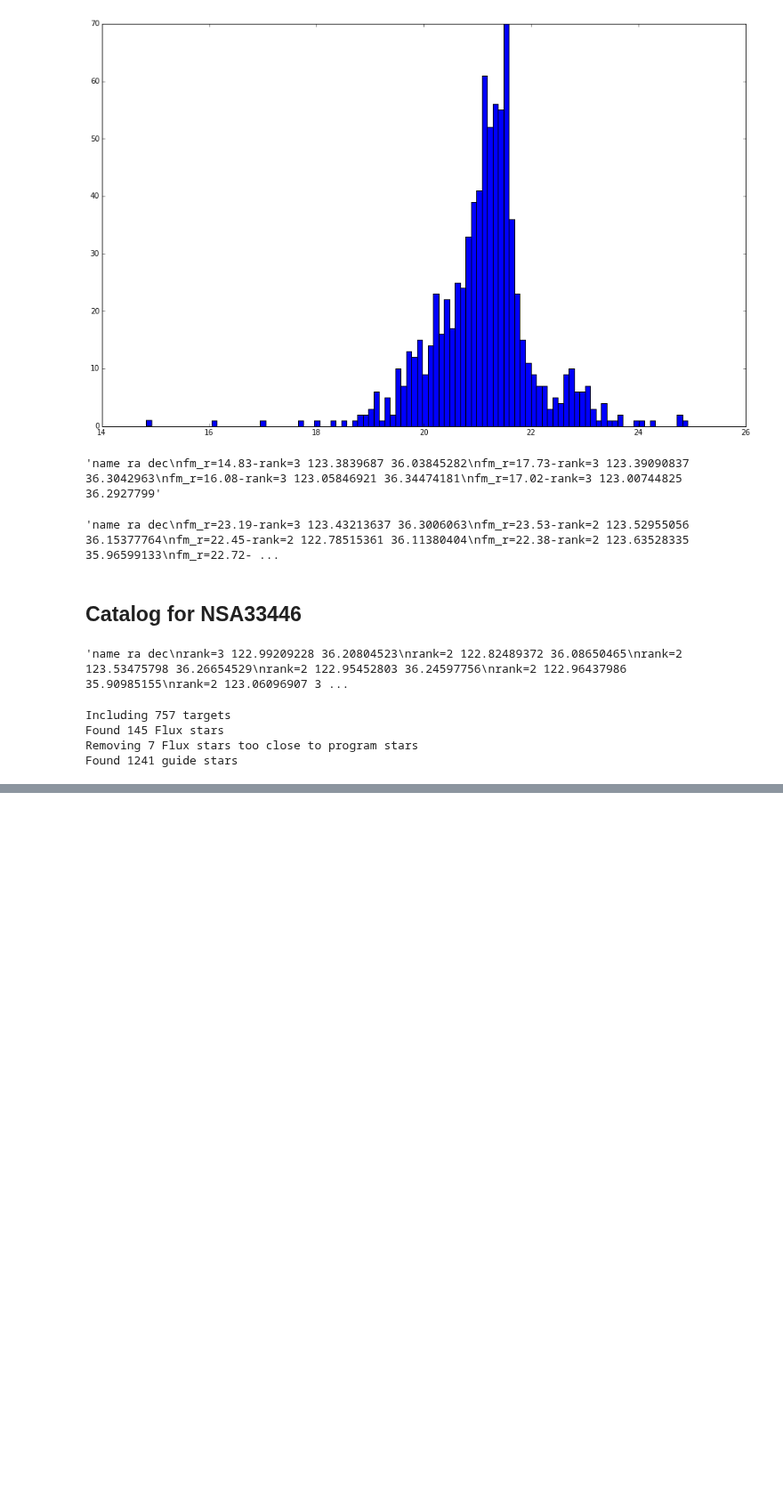
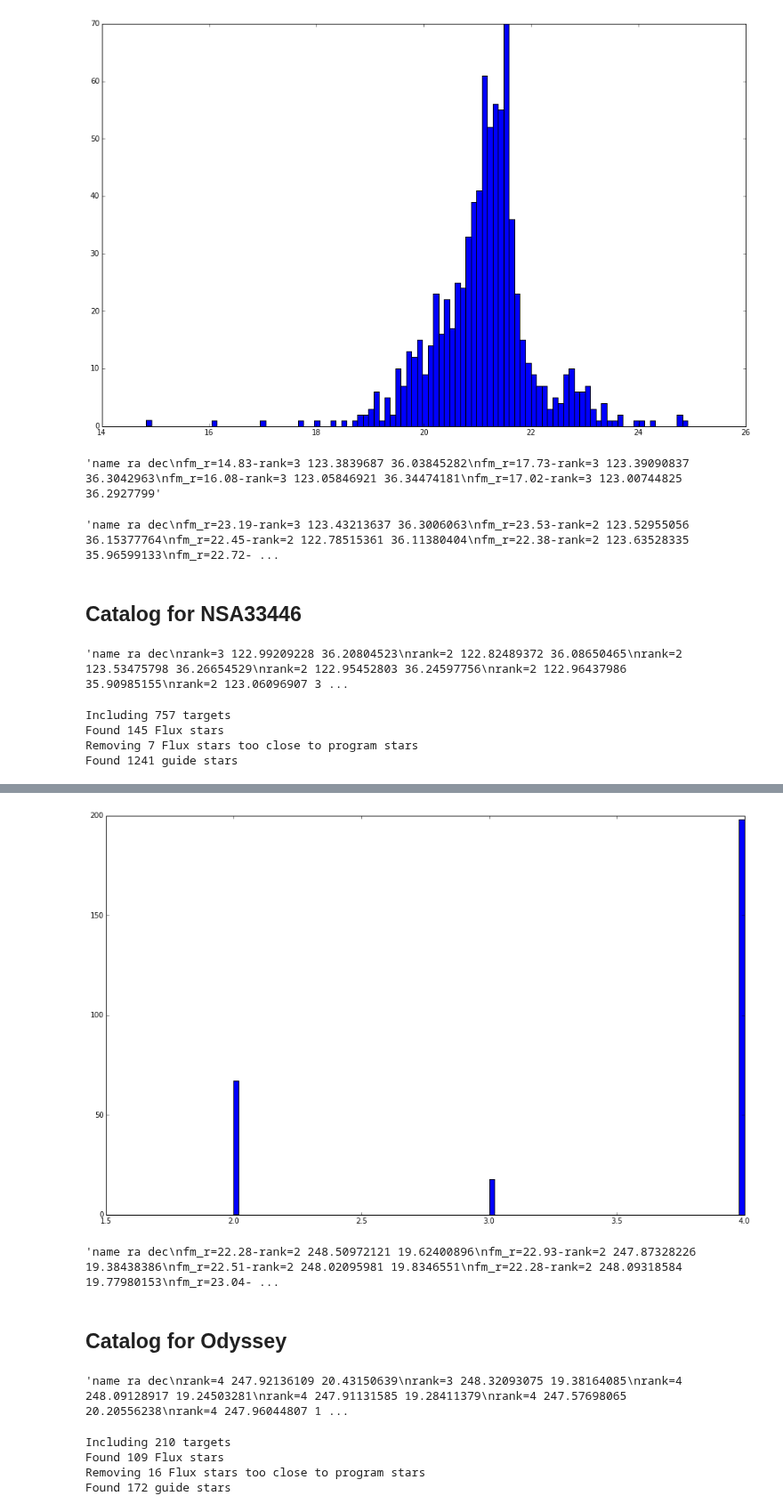
Before and after one commit to sagasurvey/erik, a Jupyter notebook: ipython_notebooks/2015Feb-MMTHecto.ipynb, the cells around one changed output, grey strips where cells are left out. Shown at 89% size. Cells and saved outputs as stored; diff of their text form; code cells hidden in the pictures; blank space fills up the shorter version.

```diff
--- a/ipython_notebooks/2015Feb-MMTHecto.ipynb
+++ b/ipython_notebooks/2015Feb-MMTHecto.ipynb
@@ -132,0 +140,30 @@ Found 1241 guide stars
+# %%
+plt.hist(odyincat['rank'],bins=100)
+None
+# %% [output]
+[figure, added]
+# %%
+msk = odyincat['rank'] < 3
+targeting.sampled_imagelist(odyincat['ra'][msk],odyincat['dec'][msk],None,
+                            names=['fm_r={0}-rank={1}'.format(icat['fibermag_r'],icat['rank']) for icat in odyincat[msk]])
+# %% [output]
+'name ra dec\nfm_r=22.28-rank=2 248.50972121 19.62400896\nfm_r=22.93-rank=2 247.87328226 19.38438386\nfm_r=22.51-rank=2 248.02095981 19.8346551\nfm_r=22.28-rank=2 248.09318584 19.77980153\nfm_r=23.04- ...
+# %% [markdown]
+## Catalog for Odyssey
+# %%
+mskody = (17<odyincat['fibermag_r'])&(odyincat['fibermag_r'] < 22.5)
+targeting.sampled_imagelist(odyincat['ra'][mskody],odyincat['dec'][mskody],
+                            names=['rank={0}'.format(icat['rank']) for icat in odyincat[mskody]])
+# %% [output]
+'name ra dec\nrank=4 247.92136109 20.43150639\nrank=3 248.32093075 19.38164085\nrank=4 248.09128917 19.24503281\nrank=4 247.91131585 19.28411379\nrank=4 247.57698065 20.20556238\nrank=4 247.96044807 1 ...
+# %%
+#note the rank+1 - that's because *flux* stars should be rank 1, but the catalog starts at rank=1
+odyoutcat = mmthecto.generate_catalog(ody, odyincat[mskody], odyincat['rank'][mskody]+1,
+                                         repeatflux=2, removefluxdistance=1*u.arcmin,
+                                         fnout='mmthecto/{0}_feb2015.cat'.format(ody.name),
+                                         fluxfnout='mmthecto/{0}_feb2015.fluxstars'.format(ody.name))
+# %% [output]
+Including 210 targets
+Found 109 Flux stars
+Removing 16 Flux stars too close to program stars
+Found 172 guide stars
```
Also changed, not shown: parts of 7 cells of this notebook.
